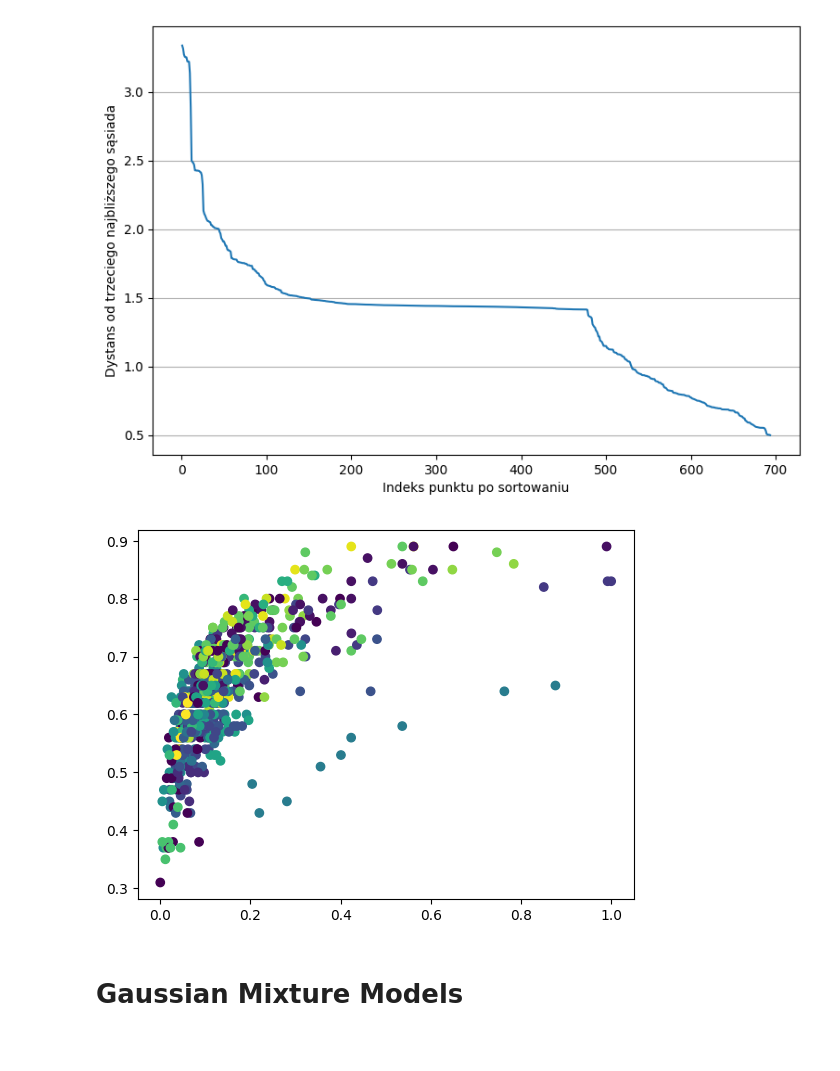
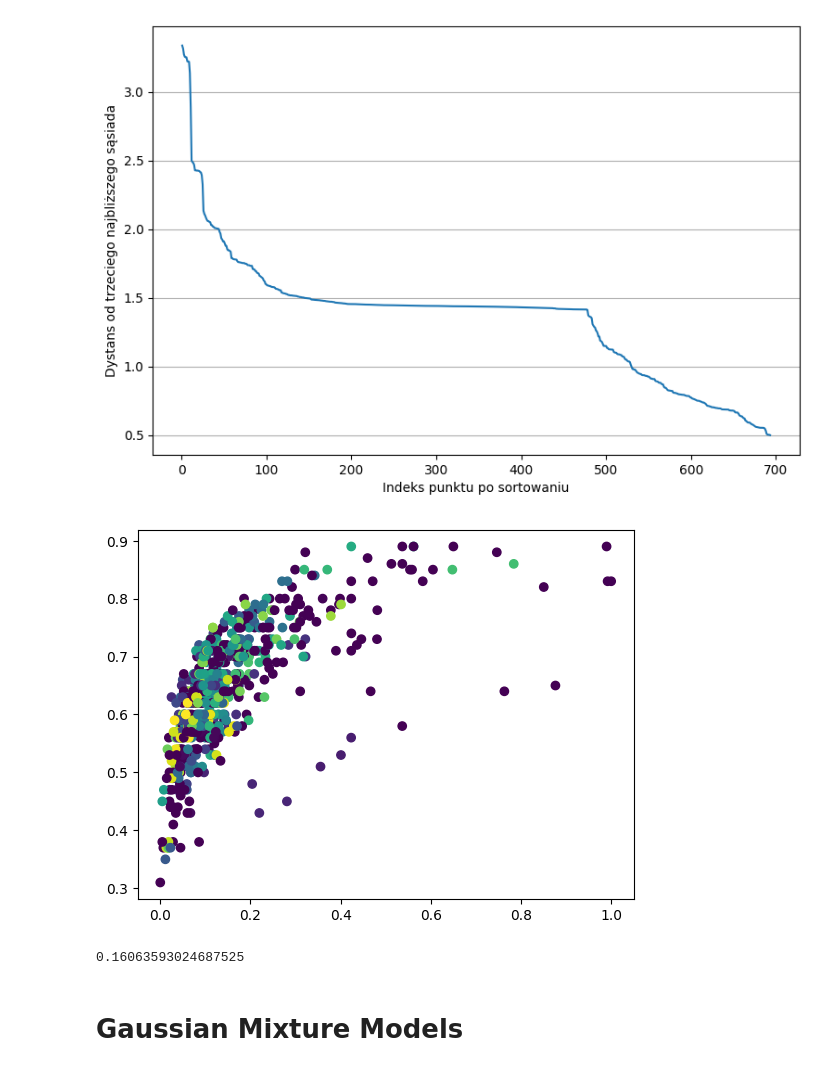
Before and after one commit to fantasy2fry/brand-laptops-clustering-ml, a Jupyter notebook: src/feature_engineering/Jan.ipynb, the cells around one changed output. Drawn from its saved outputs; the diff is of its cells as text; code cells hidden in the pictures.

```diff
--- a/src/feature_engineering/Jan.ipynb
+++ b/src/feature_engineering/Jan.ipynb
@@ -374,12 +369,15 @@ plt.show()
 # %% [output]
 [figure]
 # %%
-model_dbscan = DBSCAN(eps=1.41,min_samples=7)
+model_dbscan = DBSCAN(eps=0.2,min_samples=2)
 y_dbscan = model_dbscan.fit_predict(model_matrix)
 plt.scatter(model_matrix[:, 0], model_matrix[:, 1], c=y_dbscan, cmap='viridis')
 plt.show()
+
+silhouette_score(model_matrix,y_dbscan)
 # %% [output]
-[figure, old version]
+[figure, new version]
+0.16063593024687525
 # %% [markdown]
 # Gaussian Mixture Models
 # %%
```
Also changed, not shown: parts of 19 cells of this notebook.
